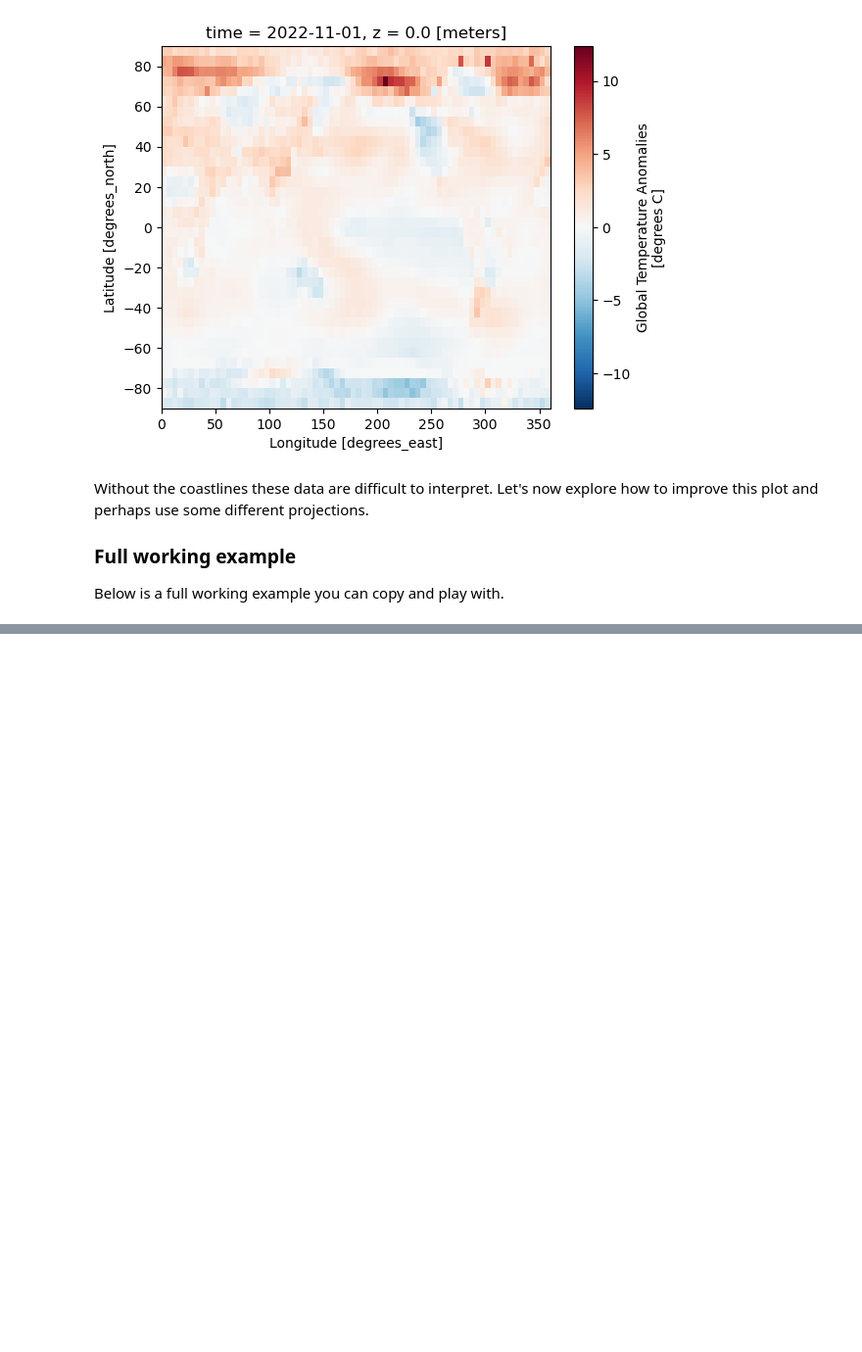
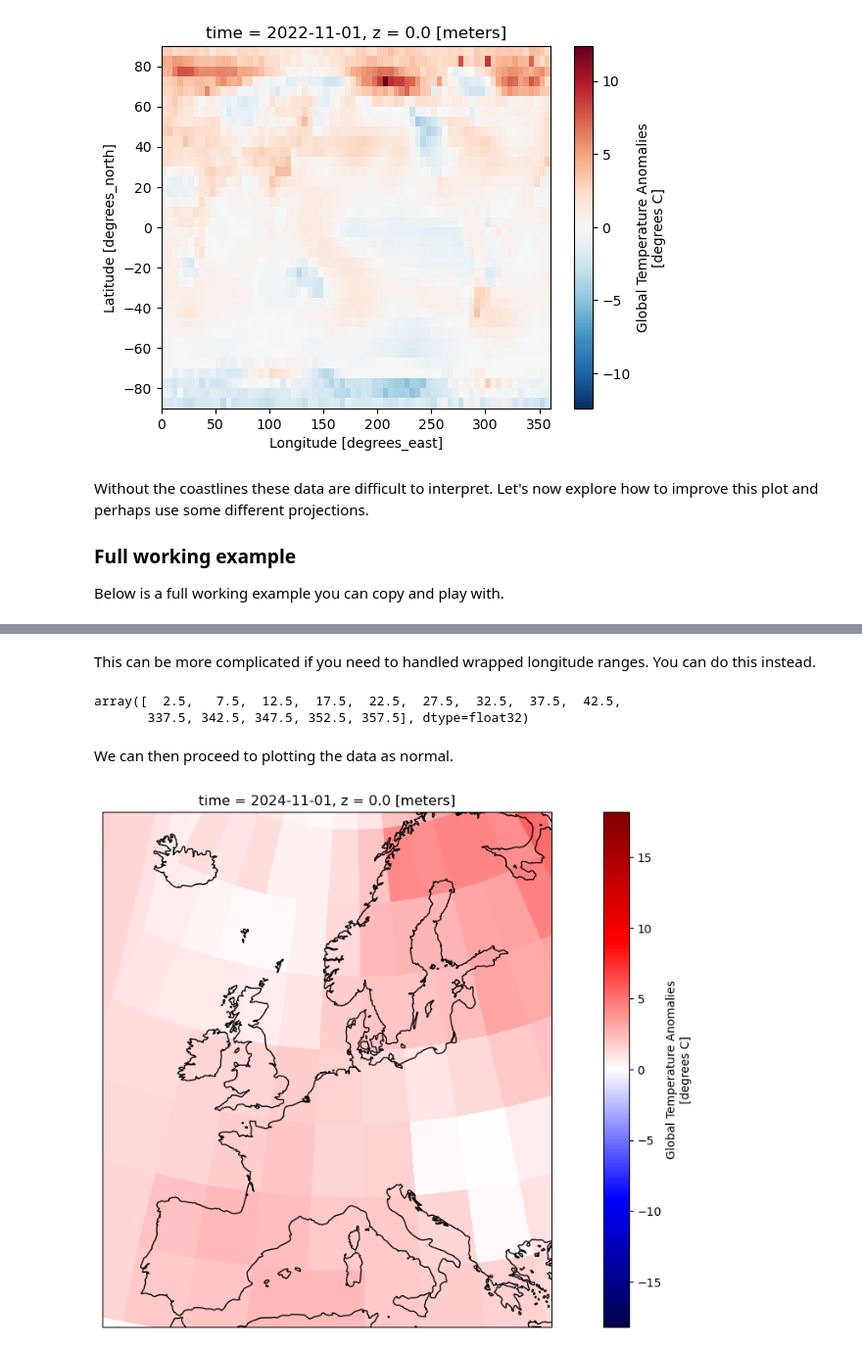
Before and after one commit to NorDataNet/Exploring_FAIR_data_with_Python, a Jupyter notebook: book/global_surface_temperature_anomalies.ipynb, the cells around one changed output, grey strips where cells are left out. Shown at 98% size. Drawn from its saved outputs; the diff is of its cells as text; code cells hidden in the pictures; blank space fills up the shorter version.

```diff
--- a/book/global_surface_temperature_anomalies.ipynb
+++ b/book/global_surface_temperature_anomalies.ipynb
@@ -214,0 +223,6 @@ plt.show()
+# %%
+url = 'https://www.ncei.noaa.gov/thredds/dodsC/noaa-global-temp-v6/NOAAGlobalTemp_v6.0.0_gridded_s185001_e202411_c20241208T145954.nc'
+xrds = xr.open_dataset(url)
+desired_date = '2024-11-01'
+data_for_desired_date = xrds.sel(time=desired_date, method='nearest')
+data_for_desired_date
@@ -214,0 +272,29 @@ plt.show()
+# %% [markdown]
+This can be more complicated if you need to handled wrapped longitude ranges. You can do this instead.
+# %%
+data_aoi = data_for_desired_date.sel(
+    lat=slice(36, 74), lon=((data_for_desired_date.lon >= 335) | (data_for_desired_date.lon <= 45))
+)
+data_aoi['lon'].values
+# %% [output]
+array([  2.5,   7.5,  12.5,  17.5,  22.5,  27.5,  32.5,  37.5,  42.5,
+       337.5, 342.5, 347.5, 352.5, 357.5], dtype=float32)
+# %% [markdown]
+We can then proceed to plotting the data as normal.
+# %%
+fig = plt.figure(figsize=(16, 8))
+projection = ccrs.EuroPP()
+ax = plt.axes(projection=projection)
+
+data_aoi['anom'].plot(
+    ax=ax,
+    transform=transform,
+    vmin=-abs_max,
+    vmax=abs_max,
+    cmap=cmap
+)
+
+ax.coastlines()  # Draw coastlines on the map
+plt.show()
+# %% [output]
+[figure, added]
```
Also changed, not shown: parts of 17 cells of this notebook, 3 other files.
